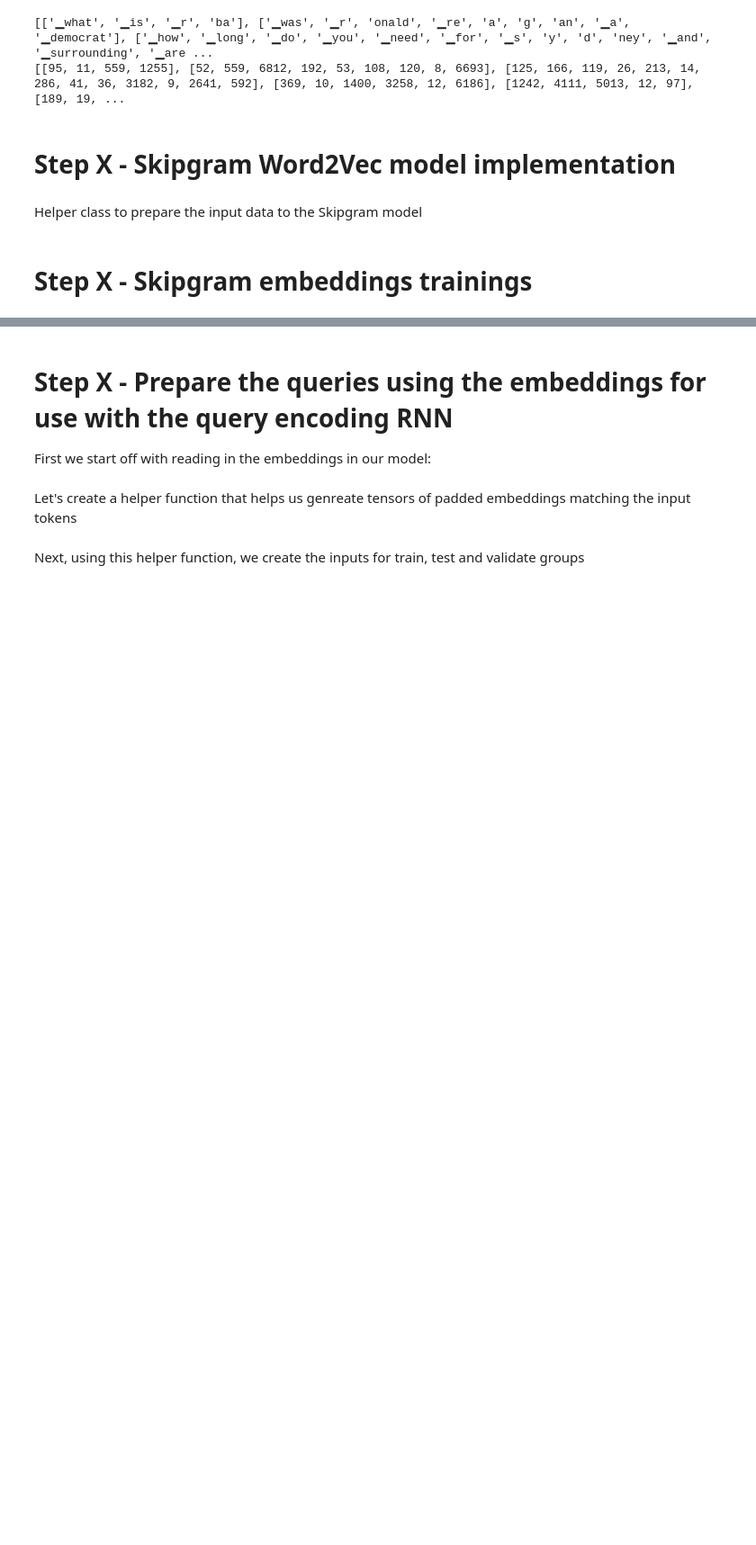
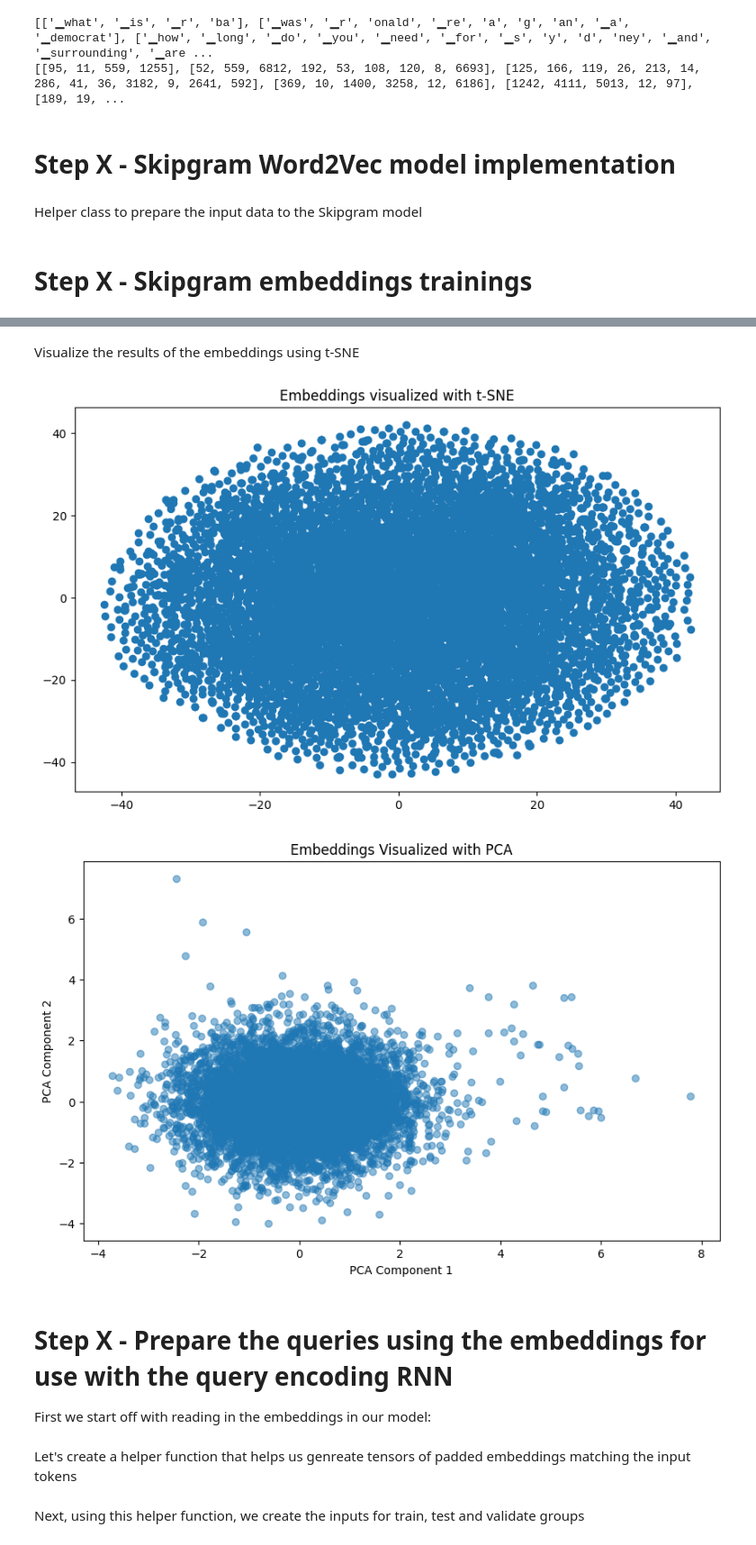
Before and after one commit to holyhoppsan/learntosearch, a Jupyter notebook: notebooks/week3.ipynb, the cells around one changed output, grey strips where cells are left out. Shown at 90% size. Saved outputs shown, nothing was run; the diff lists cells and outputs as text; code cells hidden in the pictures; blank space fills up the shorter version.

```diff
--- a/notebooks/week3.ipynb
+++ b/notebooks/week3.ipynb
@@ -248,3 +249,36 @@ Epoch 12: Total Loss = 7061.385607242584
+# %% [markdown]
+Visualize the results of the embeddings using t-SNE
+# %%
+from sklearn.manifold import TSNE
+from sklearn.decomposition import PCA
+
+import matplotlib.pyplot as plt
+
+embeddings = skipgram_model.embeddings.weight.data.cpu().numpy()
+# Assume embeddings is a matrix of your embeddings
+embeddings_tsne = TSNE(n_components=2, random_state=42).fit_transform(embeddings)
+
+plt.figure(figsize=(10, 6))
+plt.scatter(embeddings_tsne[:, 0], embeddings_tsne[:, 1])
+plt.title("Embeddings visualized with t-SNE")
+plt.show()
+
+# Initialize PCA transformer with 2 components (for 2D visualization)
+pca = PCA(n_components=2)
+
+# Fit PCA on the embeddings and transform the embeddings to 2D
+embeddings_2d = pca.fit_transform(embeddings)
+
+# Plot the transformed embeddings
+plt.figure(figsize=(10, 6))
+plt.scatter(embeddings_2d[:, 0], embeddings_2d[:, 1], alpha=0.5)  # alpha for point transparency
+plt.title("Embeddings Visualized with PCA")
+plt.xlabel("PCA Component 1")
+plt.ylabel("PCA Component 2")
+plt.show()
+# %% [output]
+[figure, added]
+[figure, added]
 # %% [markdown]
 # Step X - Prepare the queries using the embeddings for use with the query encoding RNN
 
```
Also changed, not shown: parts of 2 cells of this notebook, 1 other file.
